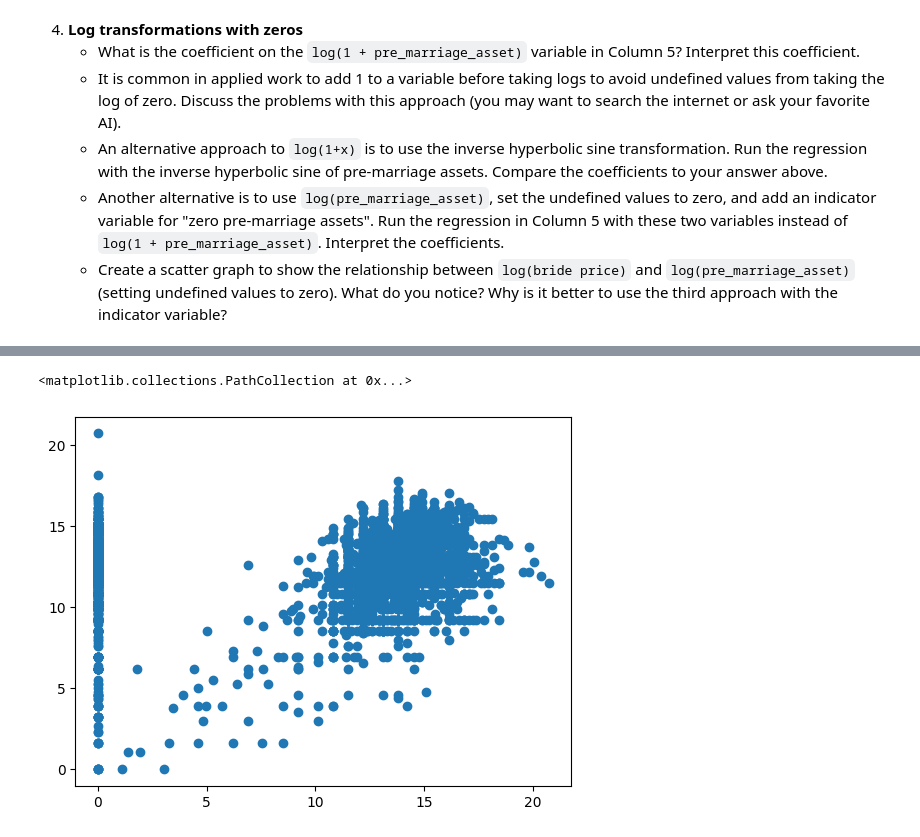
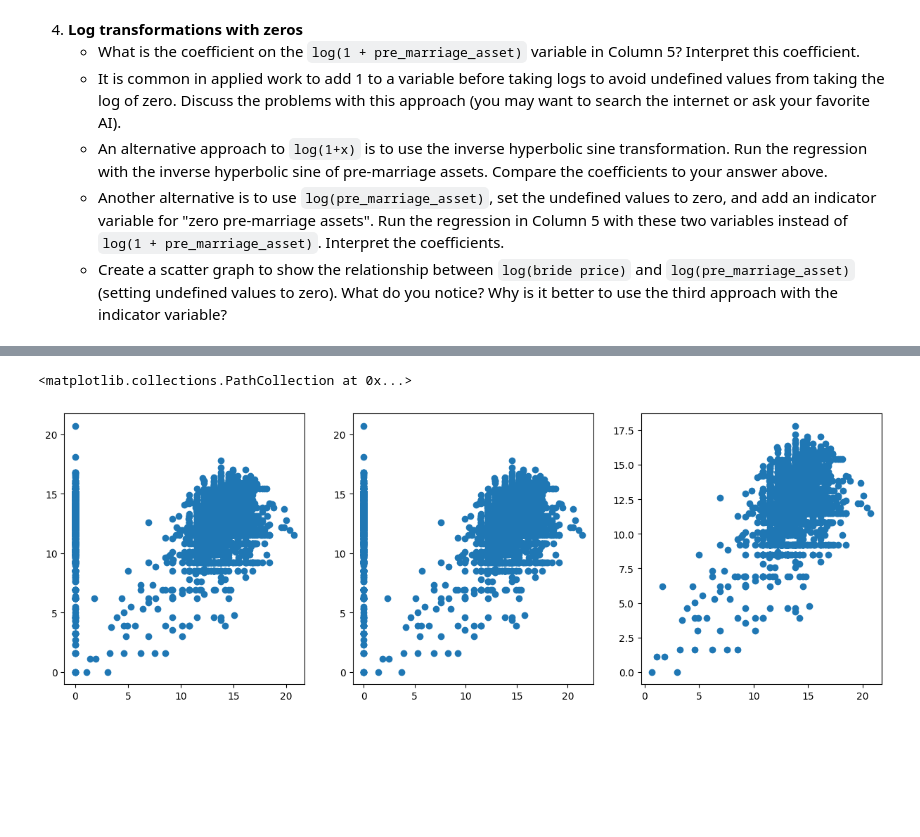
Before and after one commit to cramirezda/micro, a Jupyter notebook: Copia_de_Assignment_4_questions.ipynb, the cells around one changed output, grey strips where cells are left out. Saved outputs shown, nothing was run; the diff lists cells and outputs as text; code cells hidden in the pictures; blank space fills up the shorter version.

```diff
--- a/Copia_de_Assignment_4_questions.ipynb
+++ b/Copia_de_Assignment_4_questions.ipynb
@@ -504,8 +504,11 @@ pf.etable([fit5,fit6,fit7], model_heads=['fit5','fit6','fit7'])
 | Significance levels: * p < 0.05, ... |  |  |  |
 # %%
 df_filtered['log_pre_marriage_asset_0'] = df_filtered['log_pre_marriage_asset'].fillna(0)
-# %%
-plt.scatter(df_filtered['log_pre_marriage_asset'],df_filtered['log_dowry'])
-# %% [output]
-<matplotlib.collections.PathCollection at 0x...>
-[figure, removed]
+# %%
+fig, axes = plt.subplots(1, 3, figsize=(15, 5))
+axes[0].scatter(df_filtered['log_pre_marriage_asset'],df_filtered['log_dowry'])
+axes[1].scatter(df_filtered['arcsinh'],df_filtered['log_dowry'])
+axes[2].scatter(df_filtered['log'],df_filtered['log_dowry'])
+# %% [output]
+<matplotlib.collections.PathCollection at 0x...>
+[figure, added]
```
Also changed, not shown: parts of 7 cells of this notebook.
